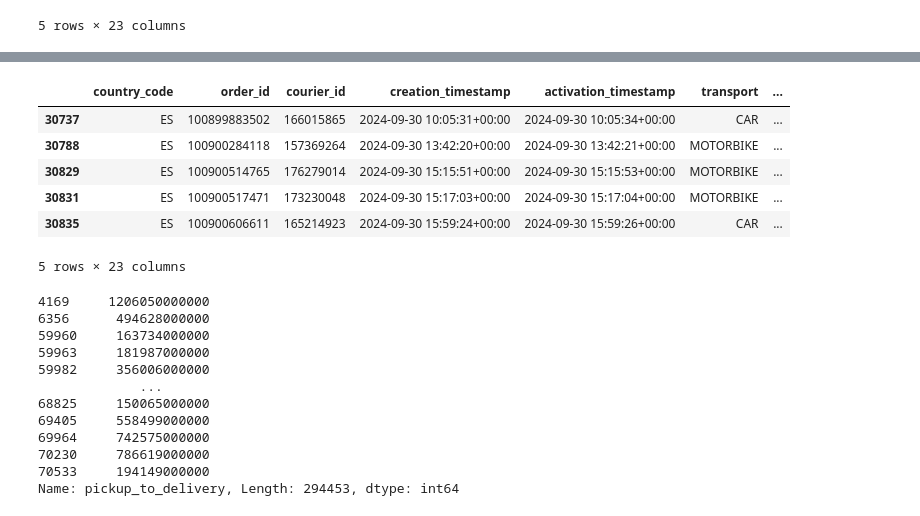
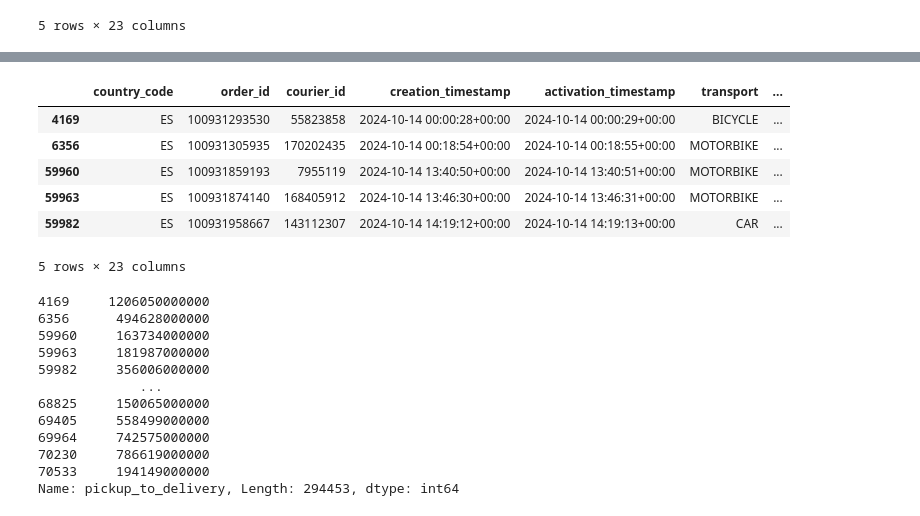
Before and after one commit to AngieC96/pickup-to-delivery-overall, a Jupyter notebook: PDO.ipynb, the cells around one changed output, grey strips where cells are left out. Cells and saved outputs as stored; diff of their text form; code cells hidden in the pictures.

```diff
--- a/PDO.ipynb
+++ b/PDO.ipynb
@@ -421,13 +421,13 @@ Name: pickup_to_delivery, Length: 972471, dtype: int64
 # %%
 X_test = pd.read_parquet("data/dataframe.parquet", filters=[('creation_date', '>=', begin_test_date)])
-X_train.head()
+X_test.head()
 # %% [output]
 |  | country_code | order_id | courier_id | creation_timestamp | activation_timestamp | transport | ... |
-| 30737 | ES | 100899883502 | 166015865 | 2024-09-30 10:05:31+00:00 | 2024-09-30 10:05:34+00:00 | CAR | ... |
-| 30788 | ES | 100900284118 | 157369264 | 2024-09-30 13:42:20+00:00 | 2024-09-30 13:42:21+00:00 | MOTORBIKE | ... |
-| 30829 | ES | 100900514765 | 176279014 | 2024-09-30 15:15:51+00:00 | 2024-09-30 15:15:53+00:00 | MOTORBIKE | ... |
-| 30831 | ES | 100900517471 | 173230048 | 2024-09-30 15:17:03+00:00 | 2024-09-30 15:17:04+00:00 | MOTORBIKE | ... |
-| 30835 | ES | 100900606611 | 165214923 | 2024-09-30 15:59:24+00:00 | 2024-09-30 15:59:26+00:00 | CAR | ... |
+| 4169 | ES | 100931293530 | 55823858 | 2024-10-14 00:00:28+00:00 | 2024-10-14 00:00:29+00:00 | BICYCLE | ... |
+| 6356 | ES | 100931305935 | 170202435 | 2024-10-14 00:18:54+00:00 | 2024-10-14 00:18:55+00:00 | MOTORBIKE | ... |
+| 59960 | ES | 100931859193 | 7955119 | 2024-10-14 13:40:50+00:00 | 2024-10-14 13:40:51+00:00 | MOTORBIKE | ... |
+| 59963 | ES | 100931874140 | 168405912 | 2024-10-14 13:46:30+00:00 | 2024-10-14 13:46:31+00:00 | MOTORBIKE | ... |
+| 59982 | ES | 100931958667 | 143112307 | 2024-10-14 14:19:12+00:00 | 2024-10-14 14:19:13+00:00 | CAR | ... |
 5 rows × 23 columns
 # %%
 y_test
```
Also changed, not shown: parts of 3 cells of this notebook.
